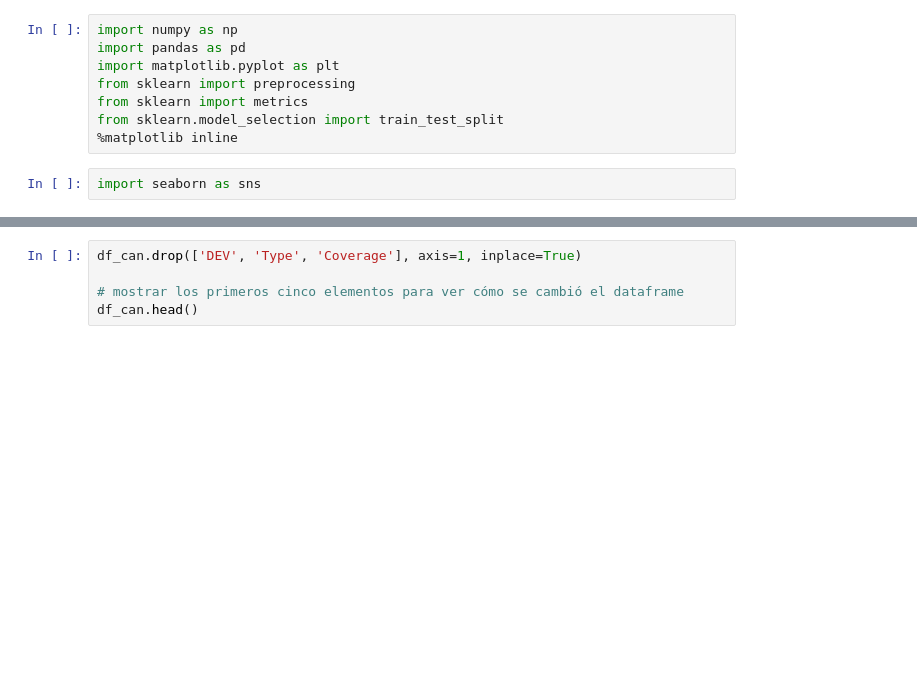
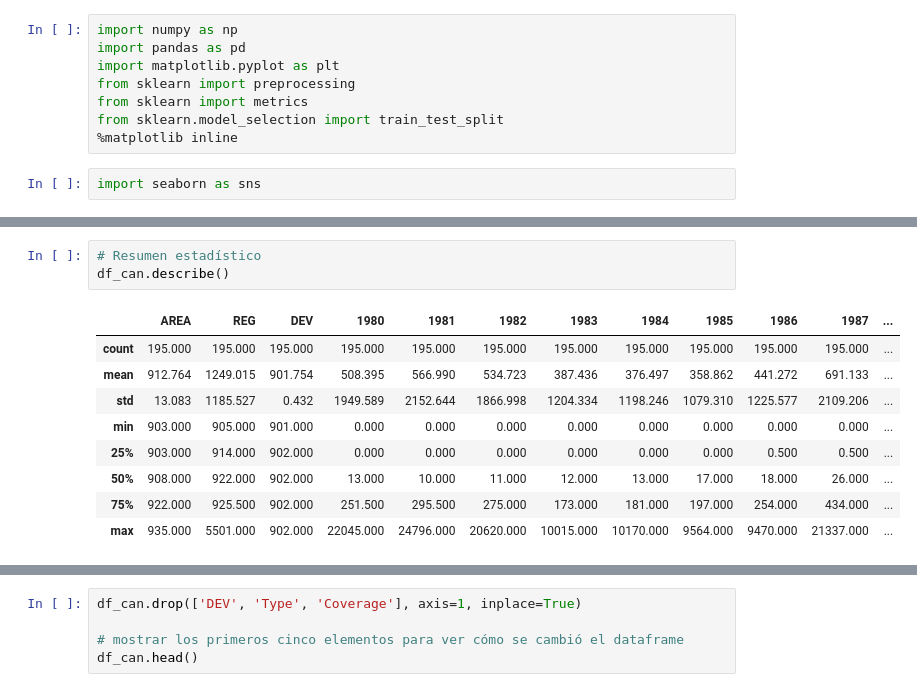
Before and after one commit to josealejandro2017/ProyectoHouse, a Jupyter notebook: SegundaEntrega_Sanabria.ipynb, the cells around one changed output, grey strips where cells are left out. Drawn from its saved outputs; the diff is of its cells as text; blank space fills up the shorter version.

```diff
--- a/SegundaEntrega_Sanabria.ipynb
+++ b/SegundaEntrega_Sanabria.ipynb
@@ -75,0 +125,13 @@ df_can.shape
+# %%
+# Resumen estadístico
+df_can.describe()
+# %% [output]
+|  | AREA | REG | DEV | 1980 | 1981 | 1982 | 1983 | 1984 | 1985 | 1986 | 1987 | ... |
+| count | 195.000 | 195.000 | 195.000 | 195.000 | 195.000 | 195.000 | 195.000 | 195.000 | 195.000 | 195.000 | 195.000 | ... |
+| mean | 912.764 | 1249.015 | 901.754 | 508.395 | 566.990 | 534.723 | 387.436 | 376.497 | 358.862 | 441.272 | 691.133 | ... |
+| std | 13.083 | 1185.527 | 0.432 | 1949.589 | 2152.644 | 1866.998 | 1204.334 | 1198.246 | 1079.310 | 1225.577 | 2109.206 | ... |
+| min | 903.000 | 905.000 | 901.000 | 0.000 | 0.000 | 0.000 | 0.000 | 0.000 | 0.000 | 0.000 | 0.000 | ... |
+| 25% | 903.000 | 914.000 | 902.000 | 0.000 | 0.000 | 0.000 | 0.000 | 0.000 | 0.000 | 0.500 | 0.500 | ... |
+| 50% | 908.000 | 922.000 | 902.000 | 13.000 | 10.000 | 11.000 | 12.000 | 13.000 | 17.000 | 18.000 | 26.000 | ... |
+| 75% | 922.000 | 925.500 | 902.000 | 251.500 | 295.500 | 275.000 | 173.000 | 181.000 | 197.000 | 254.000 | 434.000 | ... |
+| max | 935.000 | 5501.000 | 902.000 | 22045.000 | 24796.000 | 20620.000 | 10015.000 | 10170.000 | 9564.000 | 9470.000 | 21337.000 | ... |
```
Also changed, not shown: parts of 22 cells of this notebook.
